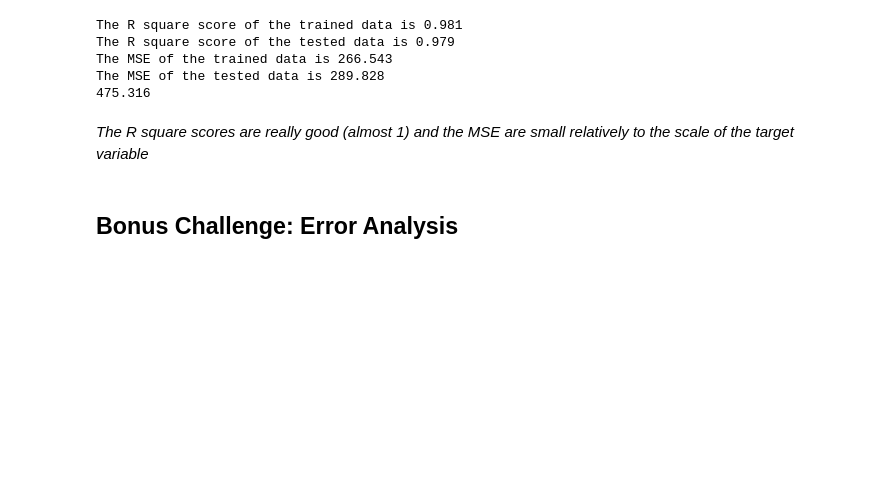
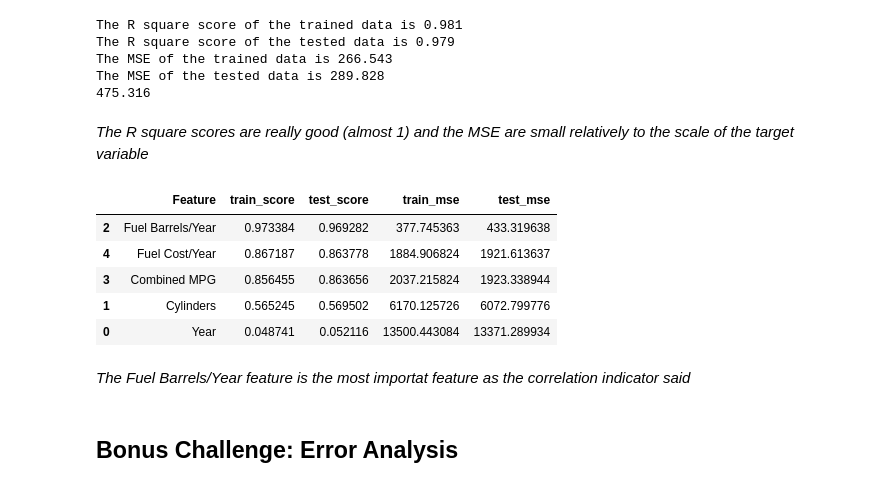
Before and after one commit to alexcardenasgutierrez-droid/lab-regression-analysis-en, a Jupyter notebook: your-code/lab-regression-analysis.ipynb, the cells around one changed output. Cells and saved outputs as stored; diff of their text form; code cells hidden in the pictures; blank space fills up the shorter version.

```diff
--- a/your-code/lab-regression-analysis.ipynb
+++ b/your-code/lab-regression-analysis.ipynb
@@ -221,6 +221,39 @@ The MSE of the tested data is 289.828
 475.316
 # %% [markdown]
 *The R square scores are really good (almost 1) and the MSE are small relatively to the scale of the target variable*
+# %%
+from sklearn.metrics import mean_squared_error
+
+scores = []
+for feat_name in X_vehi.columns:
+    X_train_feat = X_train[[feat_name]].to_numpy()  # or reshape(-1,1) if needed
+    X_test_feat = X_test[[feat_name]].to_numpy()
+
+    lm_feat = LinearRegression()
+    lm_feat.fit(X_train_feat, y_train)
+
+    y_train_pred = lm_feat.predict(X_train_feat)
+    y_test_pred = lm_feat.predict(X_test_feat)
+
+    train_score = lm_feat.score(X_train_feat, y_train)
+    test_score = lm_feat.score(X_test_feat, y_test)
+    mse_train = mean_squared_error(y_train, y_train_pred)
+    mse_test = mean_squared_error(y_test, y_test_pred)
+
+    scores.append([feat_name, train_score, test_score, mse_train, mse_test])
+
+df_scores = pd.DataFrame(scores, columns=["Feature", "train_score", "test_score","train_mse", "test_mse"])
+df_scores.sort_values(by="test_score", ascending=False, inplace=True)
+df_scores
+# %% [output]
+|  | Feature | train_score | test_score | train_mse | test_mse |
+| 2 | Fuel Barrels/Year | 0.973384 | 0.969282 | 377.745363 | 433.319638 |
+| 4 | Fuel Cost/Year | 0.867187 | 0.863778 | 1884.906824 | 1921.613637 |
+| 3 | Combined MPG | 0.856455 | 0.863656 | 2037.215824 | 1923.338944 |
+| 1 | Cylinders | 0.565245 | 0.569502 | 6170.125726 | 6072.799776 |
+| 0 | Year | 0.048741 | 0.052116 | 13500.443084 | 13371.289934 |
+# %% [markdown]
+*The Fuel Barrels/Year feature is the most importat feature as the correlation indicator said*
 # %% [markdown]
 ## Bonus Challenge: Error Analysis
 # %% [markdown]
```
Also changed, not shown: parts of 3 cells of this notebook.
